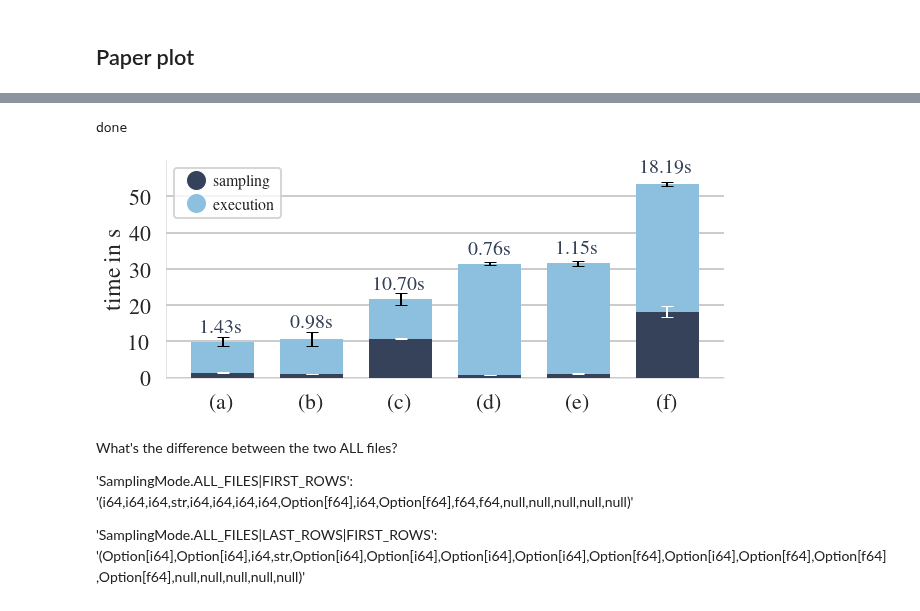
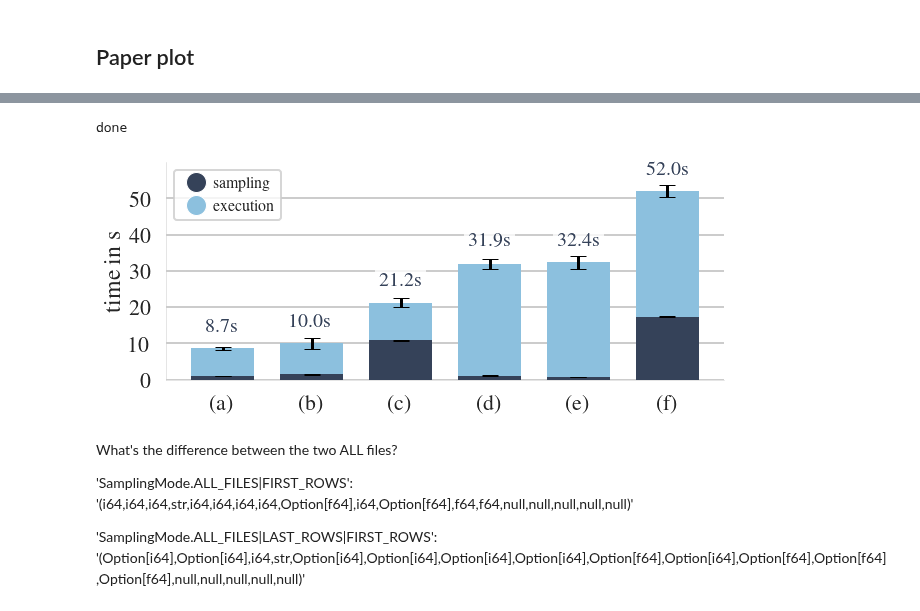
Before and after one commit to tuplex/tuplex, a Jupyter notebook: benchmarks/nextconf/hyperspecialization/flights/notebooks/02_WORKSHOP_Sampling_format.ipynb, the cells around one changed output, grey strips where cells are left out. Cells and saved outputs as stored; diff of their text form; code cells hidden in the pictures.

```diff
--- a/benchmarks/nextconf/hyperspecialization/flights/notebooks/02_WORKSHOP_Sampling_format.ipynb
+++ b/benchmarks/nextconf/hyperspecialization/flights/notebooks/02_WORKSHOP_Sampling_format.ipynb
@@ -297,0 +349,3 @@ gdf[['sampling_mode', 'encoded_schema']]
+# %%
+# correct values (mean sum)
+gdf['job_time_excl_sampling', 'mean'] = gdf[('job_time', 'mean')] - gdf[('sampling_time', 'mean')]
@@ -325,41 +416,44 @@ plt.bar(np.arange(len(gdf)), gdf[('sampling_time', 'mean')],
 plt.bar(np.arange(len(gdf)), gdf[('job_time_excl_sampling', 'mean')], w, bottom=gdf[('sampling_time', 'mean')],
        color=runtime_col, edgecolor='none')
 
+# plot sampling time on top of bars, b.c. they are so small
+vals = gdf[('job_time', 'mean')].values
+for x, y, value in zip(x_values, y_values, vals):
+    t = plt.text(x, y + 6, '{:.1f}s'.format(value), va='center', fontsize=20, ha='center', color=sample_col)
+    t.set_bbox(dict(facecolor='white', alpha=.8, edgecolor='none'))
+
 x_values = np.arange(len(gdf))
 y_values = gdf[('sampling_time', 'mean')]
 y_error = gdf[('sampling_time', 'std')]
 plt.errorbar(x_values, y_values,  yerr=y_error,
-             fmt='o', markersize=0, capsize=6, color='w', linewidth=2)
+             fmt='o', markersize=0, capsize=8, color='k', linewidth=3)
 
 x_values = np.arange(len(gdf))
 y_values = gdf[('sampling_time', 'mean')] + gdf[('job_time_excl_sampling', 'mean')]
 y_error = gdf[('job_time_excl_sampling', 'std')]
 plt.errorbar(x_values, y_values,  yerr=y_error,
-             fmt='o', markersize=0, capsize=6, color='k', linewidth=2)
+             fmt='o', markersize=0, capsize=8, color='k', linewidth=3)
 
-# plot sampling time on top of bars, b.c. they are so small
-for x, y, value in zip(x_values, y_values, gdf[('sampling_time', 'mean')].values):
-    plt.text(x, y + 4, '{:.2f}s'.format(value), va='center', fontsize=20, ha='center', color=sample_col)
 
 plt.ylabel('time in s')
 plt.grid(axis='x')
 plt.ylim(0, 60)
 plt.yticks(np.arange(0, 60, 10))
 plt.xticks(np.arange(6), ['(a)', '(b)', '(c)', '(d)', '(e)', '(f)'])
 
 # https://matplotlib.org/3.1.1/tutorials/intermediate/legend_guide.html
 hlabels=[('sampling', sample_col), ('execution', runtime_col),]
 handles = []
 for h in hlabels:
     handles.append(Line2D([0], [0], marker='o', color='w', label=h[0],
                         markerfacecolor=h[1], markersize=20))
 plt.legend(handles=handles, fontsize=16, handletextpad=0.05)
 sns.despine()
 plt.savefig('workshop_sampling.pdf', transparent=True, dpi=120, bbox_inches = 'tight', pad_inches = 0)
 print('done')
 # %% [output]
 done
-[figure, old version]
+[figure, new version]
 # %% [markdown]
 What's the difference between the two ALL files?
 
```
Also changed, not shown: parts of 20 cells of this notebook.
